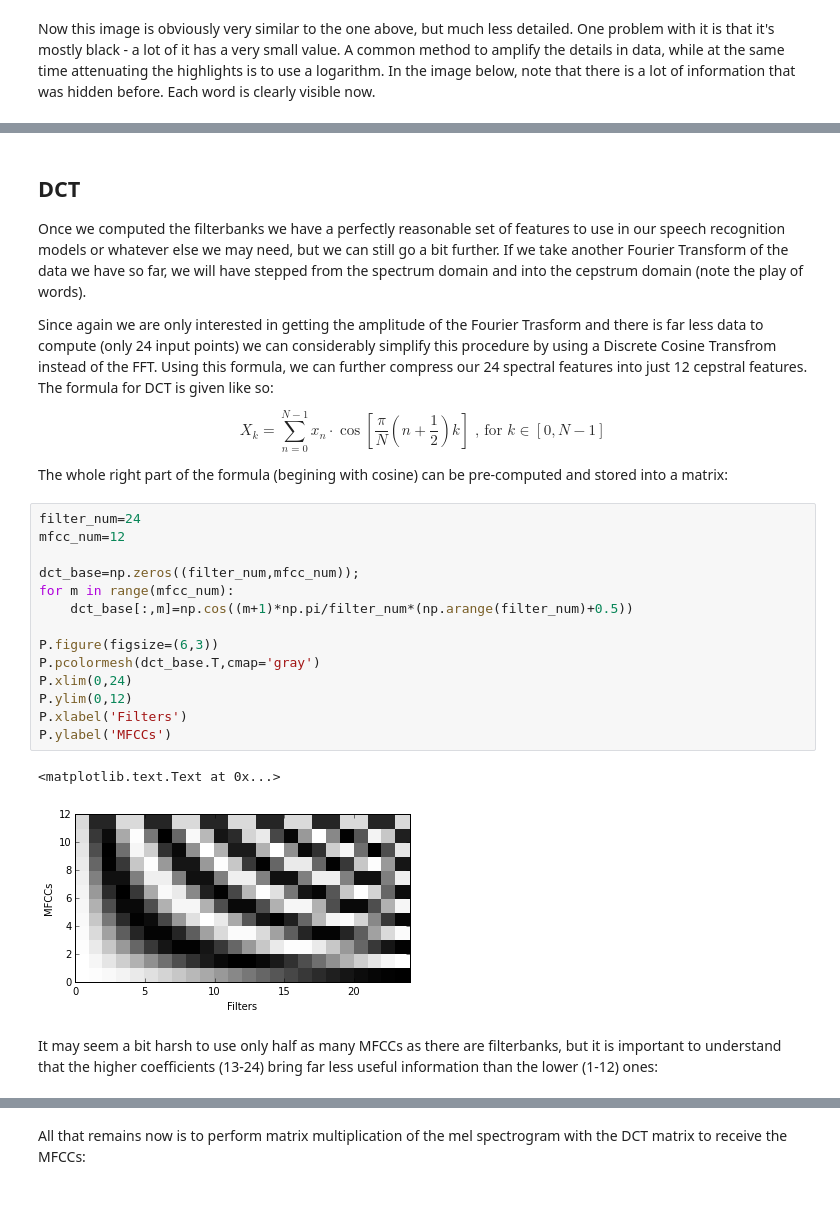
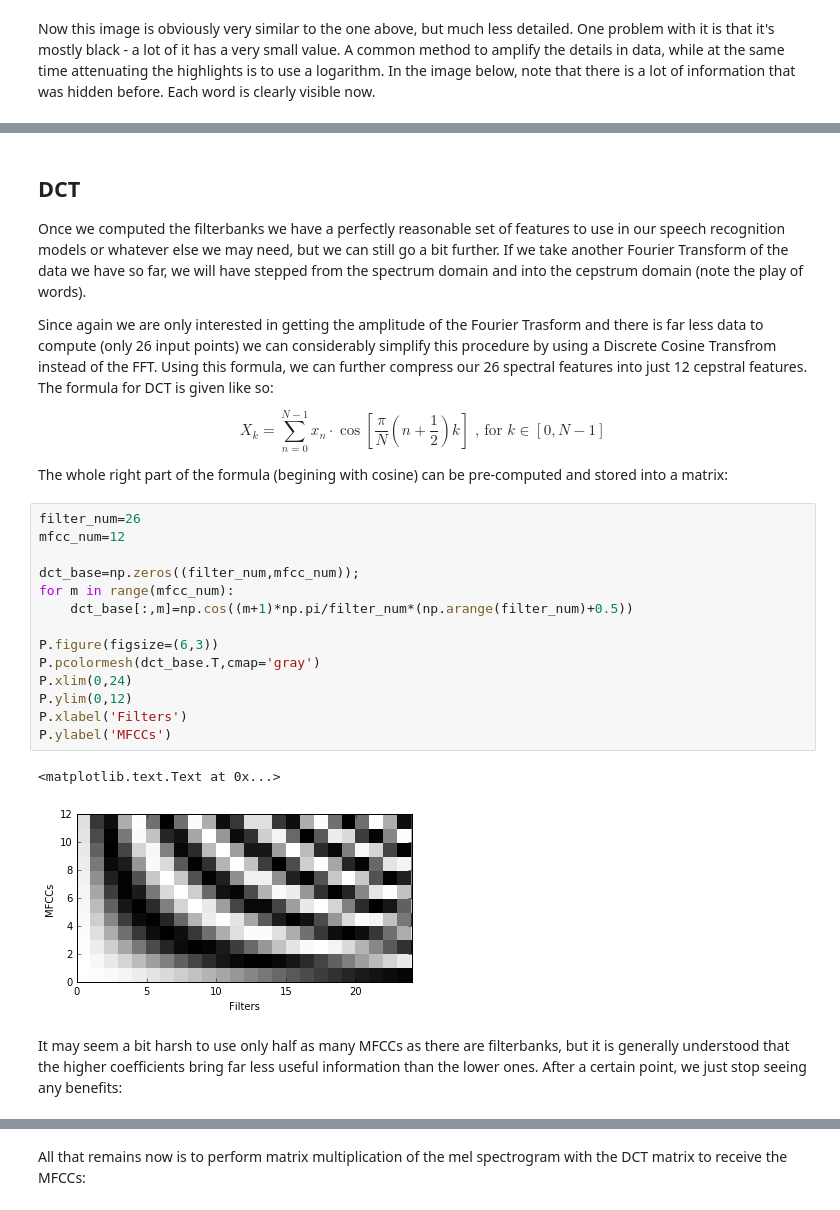
Before and after one commit to danijel3/PyHTK, a Jupyter notebook: python-notebooks/HTKFeaturesExplained.ipynb, the cells around one changed output, grey strips where cells are left out. Saved outputs shown, nothing was run; the diff lists cells and outputs as text.

Commit message:
Changed filter number from 24 to 26 - as used by many papers...

```diff
--- a/python-notebooks/HTKFeaturesExplained.ipynb
+++ b/python-notebooks/HTKFeaturesExplained.ipynb
@@ -295,7 +297,7 @@ P.ylim(0,24)
 
 Once we computed the filterbanks we have a perfectly reasonable set of features to use in our speech recognition models or whatever else we may need, but we can still go a bit further. If we take another Fourier Transform of the data we have so far, we will have stepped from the spectrum domain and into the cepstrum domain (note the play of words).
 
-Since again we are only interested in getting the amplitude of the Fourier Trasform and there is far less data to compute (only 24 input points) we can considerably simplify this procedure by using a Discrete Cosine Transfrom instead of the FFT. Using this formula, we can further compress our 24 spectral features into just 12 cepstral features. The formula for DCT is given like so:
+Since again we are only interested in getting the amplitude of the Fourier Trasform and there is far less data to compute (only 26 input points) we can considerably simplify this procedure by using a Discrete Cosine Transfrom instead of the FFT. Using this formula, we can further compress our 26 spectral features into just 12 cepstral features. The formula for DCT is given like so:
 
 \begin{equation}
 X_k=\sum_{n=0}^{N-1} x_n \cdot \cos\left[\frac{\pi}{N} \left(n+\frac{1}{2}\right) k\right] \text{   , for }k\in[0,N-1]
@@ -303,21 +305,21 @@ X_k=\sum_{n=0}^{N-1} x_n \cdot \cos\left[\frac{\pi}{N} \left(n+\frac{1}{2}\right
 
 The whole right part of the formula (begining with cosine) can be pre-computed and stored into a matrix:
 # %%
-filter_num=24
+filter_num=26
 mfcc_num=12
 
 dct_base=np.zeros((filter_num,mfcc_num));
 for m in range(mfcc_num):
     dct_base[:,m]=np.cos((m+1)*np.pi/filter_num*(np.arange(filter_num)+0.5))
 
 P.figure(figsize=(6,3))
 P.pcolormesh(dct_base.T,cmap='gray')
 P.xlim(0,24)
 P.ylim(0,12)
 P.xlabel('Filters')
 P.ylabel('MFCCs')
 # %% [output]
 <matplotlib.text.Text at 0x...>
-[figure, old version]
+[figure, new version]
 # %% [markdown]
-It may seem a bit harsh to use only half as many MFCCs as there are filterbanks, but it is important to understand that the higher coefficients (13-24) bring far less useful information than the lower (1-12) ones:
+It may seem a bit harsh to use only half as many MFCCs as there are filterbanks, but it is generally understood that the higher coefficients bring far less useful information than the lower ones. After a certain point, we just stop seeing any benefits:
```
Also changed, not shown: parts of 17 cells of this notebook, 4 other files.
